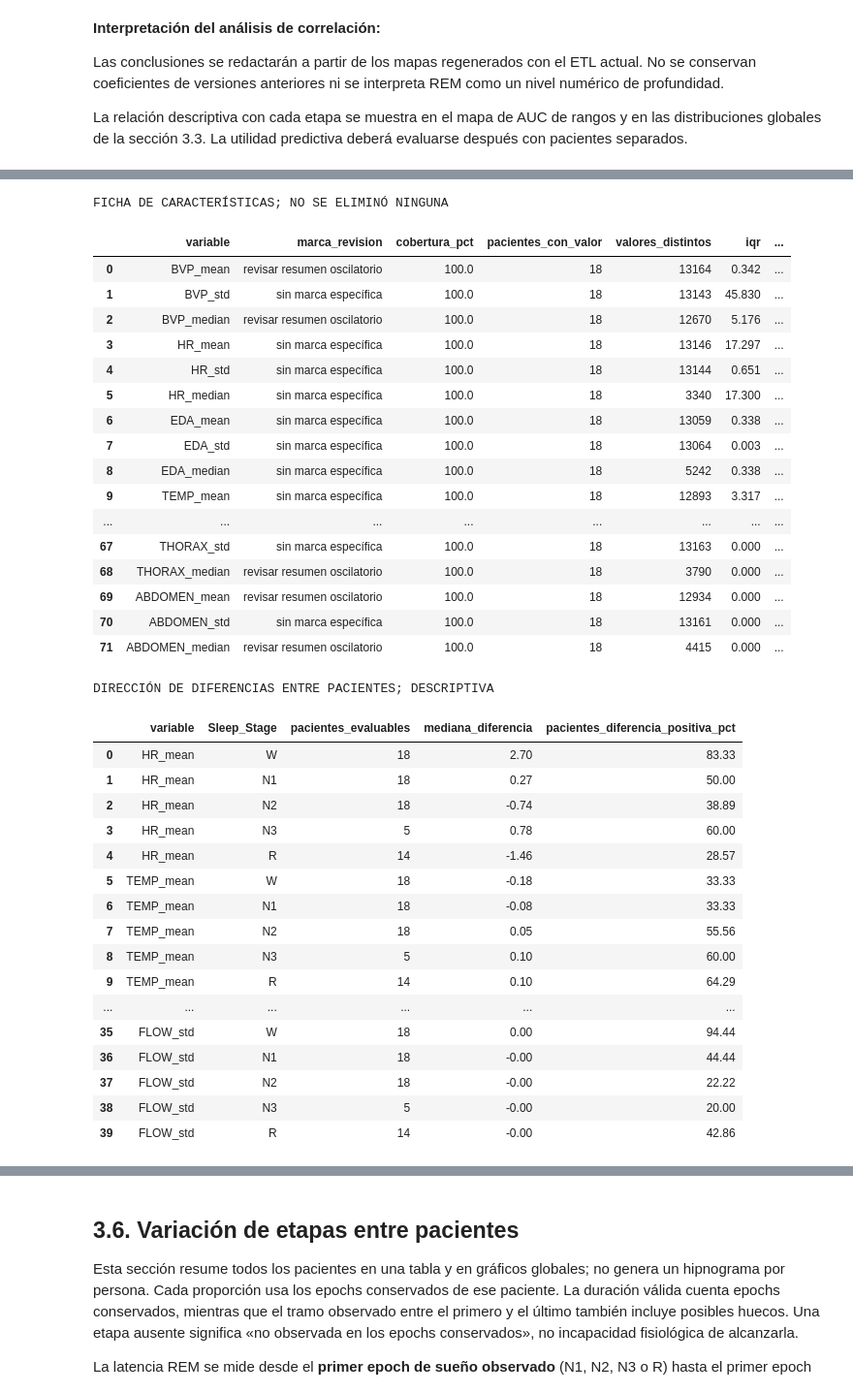
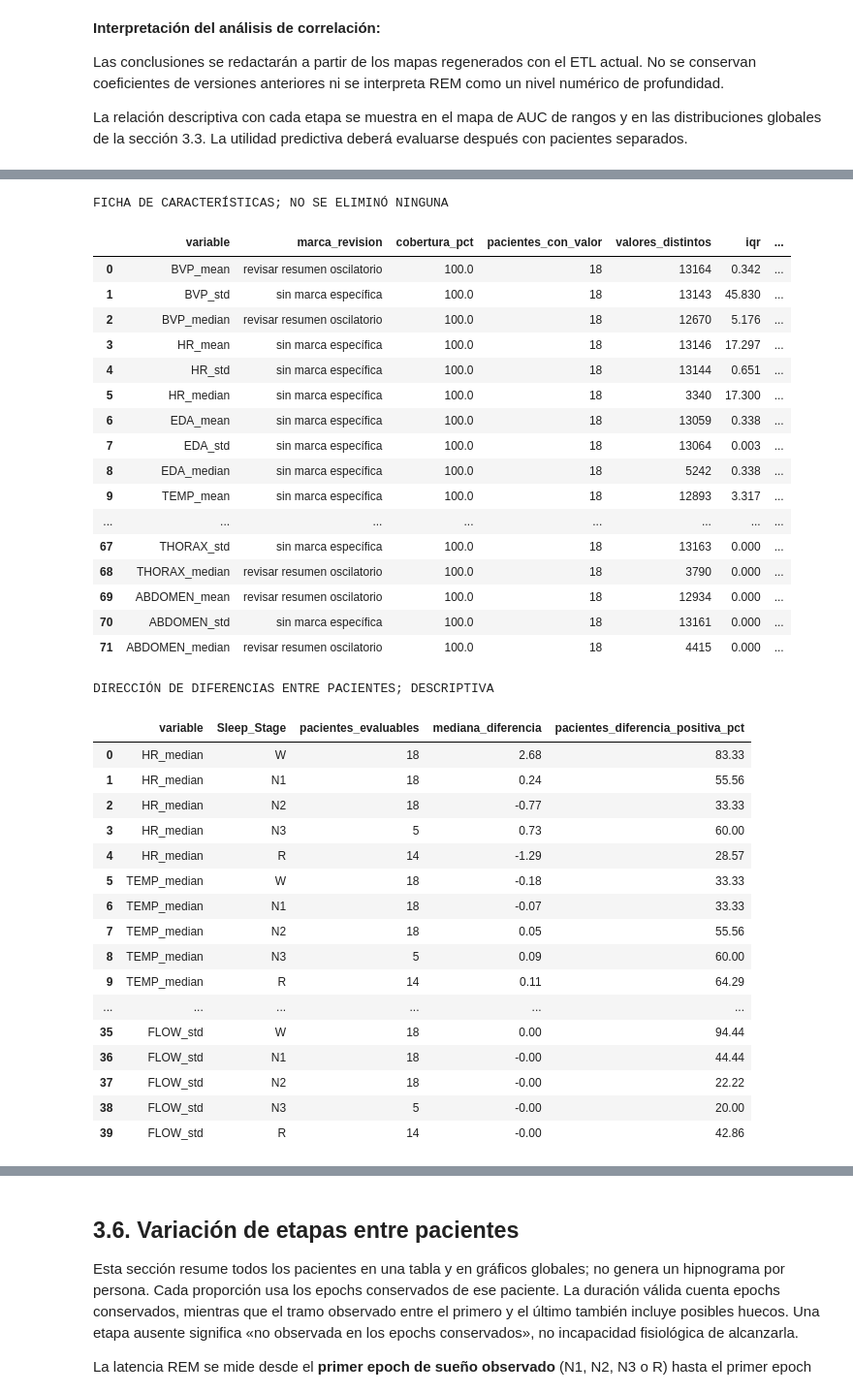
Before and after one commit to Taritto/TPI_CDD_G7, a Jupyter notebook: temporal_version_tp_cdd.ipynb, the cells around one changed output, grey strips where cells are left out. Shown at 97% size. Drawn from its saved outputs; the diff is of its cells as text; code cells hidden in the pictures.

```diff
--- a/temporal_version_tp_cdd.ipynb
+++ b/temporal_version_tp_cdd.ipynb
@@ -1095,7 +1121,7 @@ display(transition_matrix)
 print("Pares contabilizados:", int(pares_validos.sum()))
 
 # Cada rectángulo representa el intervalo completo de un epoch (0,5 min).
-stage_mapping = {"W": 4, "R": 3, "N1": 2, "N2": 1, "N3": 0}
+stage_mapping = {"W": 4, "N1": 3, "N2": 2, "N3": 1, "R": 0}
 colores_etapas = {
     "W": "#6b7280", "R": "#9b59b6", "N1": "#e69f00",
     "N2": "#56b4e9", "N3": "#0072b2",
@@ -1125,7 +1151,7 @@ if revisables.any():
 
 ax.set_yticks(
     [-1, 0, 1, 2, 3, 4],
-    labels=["Revisar", "N3", "N2", "N1", "R", "W"],
+    labels=["Revisar", "R", "N3", "N2", "N1", "W"],
 )
 ax.set_xlim(
     0, df_sample_epochs["tiempo_min"].max() + duracion_epoch_min
@@ -3573,9 +4115,14 @@ El tercer mapa compara cada etapa frente al resto mediante AUC de rangos. Se usa
 if "df_epochs_all" not in globals() or df_epochs_all.empty:
     raise ValueError("Falta df_epochs_all. Ejecutar primero la sección 3.1.")
 
+columnas_centrales = ["HR_median", "EDA_median", "TEMP_median"]
+faltantes_centrales = [c for c in columnas_centrales if c not in df_epochs_all.columns]
+if faltantes_centrales:
+    raise ValueError(f"Faltan columnas esperadas del ETL: {faltantes_centrales}")
+
 wearable_mapa = [c for c in [
-    "BVP_std", "HR_mean", "HR_std", "IBI_mean", "EDA_mean", "EDA_std",
-    "TEMP_mean", "ACC_X_std", "ACC_Y_std", "ACC_Z_std", "SAO2_mean",
+    "BVP_std", "HR_median", "HR_std", "EDA_median", "EDA_std",
+    "TEMP_median", "ACC_X_std", "ACC_Y_std", "ACC_Z_std",
 ] if c in df_epochs_all.columns]
 psg_mapa = [f"{senal}_std" for senal in psg_cols
             if f"{senal}_std" in df_epochs_all.columns]
@@ -3600,7 +4147,7 @@ if len(wearable_mapa) > 1:
     plt.show()
 
 wearable_cruce = [c for c in [
-    "BVP_std", "HR_mean", "EDA_mean", "TEMP_mean",
+    "BVP_std", "HR_median", "EDA_median", "TEMP_median",
     "ACC_X_std", "ACC_Y_std", "ACC_Z_std",
 ] if c in wearable_mapa]
 psg_cruce = [c for c in [
@@ -3800,7 +4428,7 @@ with pd.option_context("display.max_rows", 100):
     display(revision_caracteristicas.round(3))
 
 variables_estabilidad = [c for c in [
-    "HR_mean", "TEMP_mean", "EDA_mean", "BVP_std",
+    "HR_median", "TEMP_median", "EDA_median", "BVP_std",
     "ACC_X_std", "C4-M1_std", "E1_std", "FLOW_std",
 ] if c in df_epochs_all.columns]
 min_epochs_comparacion = 5
@@ -3827,43 +4455,43 @@ for variable in variables_estabilidad:
             "variable": variable, "Sleep_Stage": etapa,
             "pacientes_evaluables": len(pares),
             "mediana_diferencia": diferencias.median() if len(pares) else np.nan,
             "pacientes_diferencia_positiva_pct":
                 100 * diferencias.gt(0).mean() if len(pares) else np.nan,
         })
 resumen_estabilidad = pd.DataFrame(filas_estabilidad)
 print("DIRECCIÓN DE DIFERENCIAS ENTRE PACIENTES; DESCRIPTIVA")
 display(resumen_estabilidad.round(2))
 # %% [output]
 FICHA DE CARACTERÍSTICAS; NO SE ELIMINÓ NINGUNA
 |  | variable | marca_revision | cobertura_pct | pacientes_con_valor | valores_distintos | iqr | ... |
 | 0 | BVP_mean | revisar resumen oscilatorio | 100.0 | 18 | 13164 | 0.342 | ... |
 | 1 | BVP_std | sin marca específica | 100.0 | 18 | 13143 | 45.830 | ... |
 | 2 | BVP_median | revisar resumen oscilatorio | 100.0 | 18 | 12670 | 5.176 | ... |
 | 3 | HR_mean | sin marca específica | 100.0 | 18 | 13146 | 17.297 | ... |
 | 4 | HR_std | sin marca específica | 100.0 | 18 | 13144 | 0.651 | ... |
 | 5 | HR_median | sin marca específica | 100.0 | 18 | 3340 | 17.300 | ... |
 | 6 | EDA_mean | sin marca específica | 100.0 | 18 | 13059 | 0.338 | ... |
 | 7 | EDA_std | sin marca específica | 100.0 | 18 | 13064 | 0.003 | ... |
 | 8 | EDA_median | sin marca específica | 100.0 | 18 | 5242 | 0.338 | ... |
 | 9 | TEMP_mean | sin marca específica | 100.0 | 18 | 12893 | 3.317 | ... |
 | ... | ... | ... | ... | ... | ... | ... | ... |
 | 67 | THORAX_std | sin marca específica | 100.0 | 18 | 13163 | 0.000 | ... |
 | 68 | THORAX_median | revisar resumen oscilatorio | 100.0 | 18 | 3790 | 0.000 | ... |
 | 69 | ABDOMEN_mean | revisar resumen oscilatorio | 100.0 | 18 | 12934 | 0.000 | ... |
 | 70 | ABDOMEN_std | sin marca específica | 100.0 | 18 | 13161 | 0.000 | ... |
 | 71 | ABDOMEN_median | revisar resumen oscilatorio | 100.0 | 18 | 4415 | 0.000 | ... |
 DIRECCIÓN DE DIFERENCIAS ENTRE PACIENTES; DESCRIPTIVA
 |  | variable | Sleep_Stage | pacientes_evaluables | mediana_diferencia | pacientes_diferencia_positiva_pct |
-| 0 | HR_mean | W | 18 | 2.70 | 83.33 |
-| 1 | HR_mean | N1 | 18 | 0.27 | 50.00 |
-| 2 | HR_mean | N2 | 18 | -0.74 | 38.89 |
-| 3 | HR_mean | N3 | 5 | 0.78 | 60.00 |
-| 4 | HR_mean | R | 14 | -1.46 | 28.57 |
-| 5 | TEMP_mean | W | 18 | -0.18 | 33.33 |
-| 6 | TEMP_mean | N1 | 18 | -0.08 | 33.33 |
-| 7 | TEMP_mean | N2 | 18 | 0.05 | 55.56 |
-| 8 | TEMP_mean | N3 | 5 | 0.10 | 60.00 |
-| 9 | TEMP_mean | R | 14 | 0.10 | 64.29 |
+| 0 | HR_median | W | 18 | 2.68 | 83.33 |
+| 1 | HR_median | N1 | 18 | 0.24 | 55.56 |
+| 2 | HR_median | N2 | 18 | -0.77 | 33.33 |
+| 3 | HR_median | N3 | 5 | 0.73 | 60.00 |
+| 4 | HR_median | R | 14 | -1.29 | 28.57 |
+| 5 | TEMP_median | W | 18 | -0.18 | 33.33 |
+| 6 | TEMP_median | N1 | 18 | -0.07 | 33.33 |
+| 7 | TEMP_median | N2 | 18 | 0.05 | 55.56 |
+| 8 | TEMP_median | N3 | 5 | 0.09 | 60.00 |
+| 9 | TEMP_median | R | 14 | 0.11 | 64.29 |
 | ... | ... | ... | ... | ... | ... |
 | 35 | FLOW_std | W | 18 | 0.00 | 94.44 |
 | 36 | FLOW_std | N1 | 18 | -0.00 | 44.44 |
```
Also changed, not shown: parts of 38 cells of this notebook, 9 other files.
